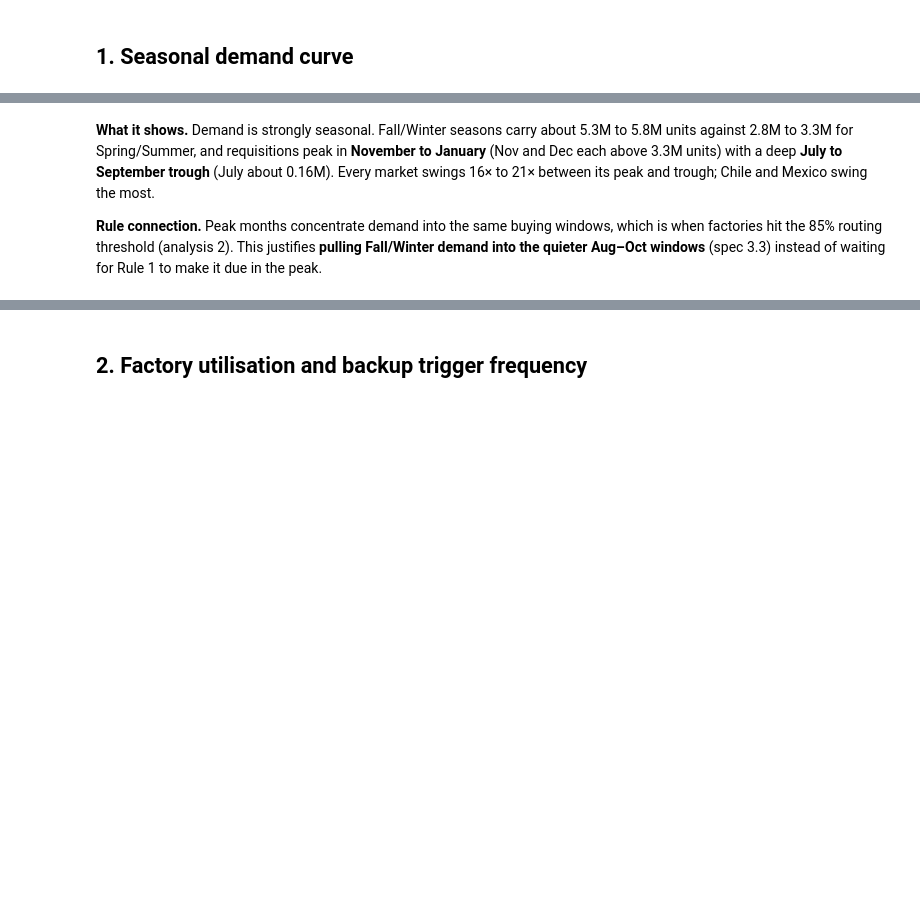
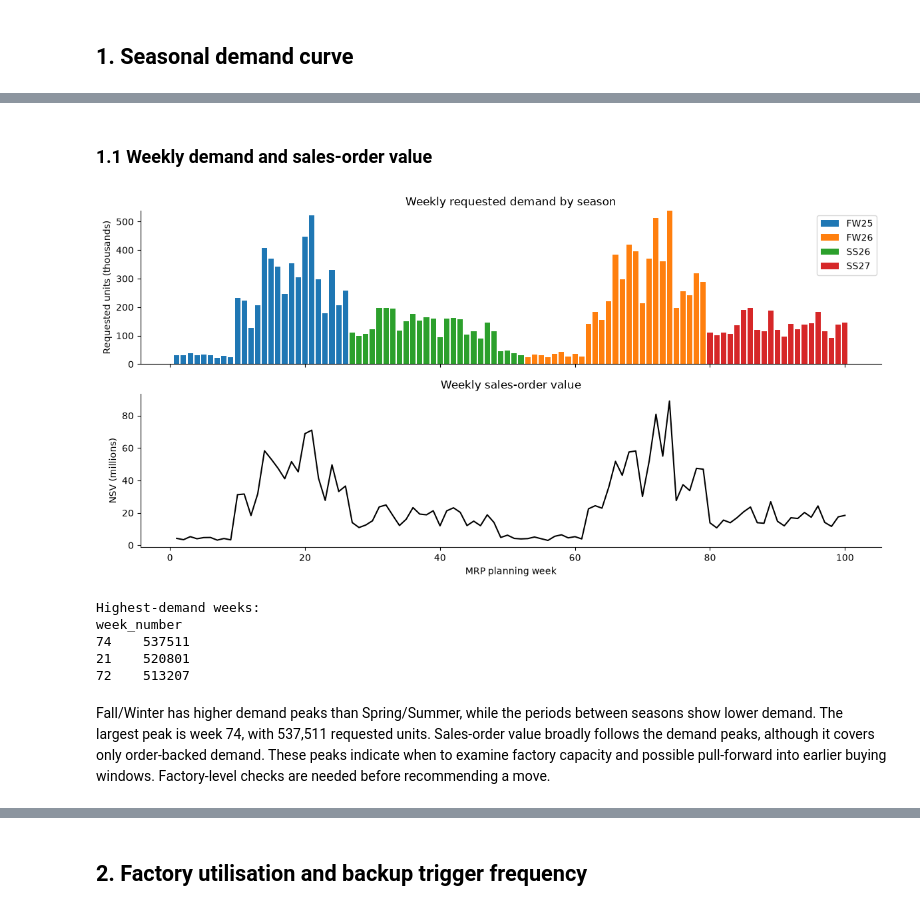
Before and after one commit to Avasarala-lusi/acme-sports-buy-copilot, a Jupyter notebook: notebooks/trend_analysis.ipynb, the cells around one changed output, grey strips where cells are left out. Saved outputs shown, nothing was run; the diff lists cells and outputs as text; code cells hidden in the pictures; blank space fills up the shorter version.

Commit message:
Complete 3 trendy analysis

```diff
--- a/notebooks/trend_analysis.ipynb
+++ b/notebooks/trend_analysis.ipynb
@@ -70,9 +31,65 @@ US    16.1
-# %% [markdown]
-**What it shows.** Demand is strongly seasonal. Fall/Winter seasons carry about 5.3M to 5.8M units against
-2.8M to 3.3M for Spring/Summer, and requisitions peak in **November to January** (Nov and Dec each above 3.3M units)
-with a deep **July to September trough** (July about 0.16M). Every market swings 16× to 21× between its peak and trough;
-Chile and Mexico swing the most.
-
-**Rule connection.** Peak months concentrate demand into the same buying windows, which is when factories hit the
-85% routing threshold (analysis 2). This justifies **pulling Fall/Winter demand into the quieter Aug–Oct windows**
-(spec 3.3) instead of waiting for Rule 1 to make it due in the peak.
+# %% [markdown]
+### 1.1 Weekly demand and sales-order value
+# %%
+# Requested units by week and season
+weekly = (
+    pr.groupby(["week_number", "season"])["requested_qty"]
+    .sum()
+    .unstack(fill_value=0)
+)
+
+# Sales-order value linked to each PR's planning week
+weekly_nsv = (
+    so.merge(
+        pr[["pr_id", "week_number"]],
+        on="pr_id",
+        validate="many_to_one"
+    )
+    .groupby("week_number")["net_sales_value"]
+    .sum()
+)
+
+colors = {
+    "FW25": "tab:blue",
+    "FW26": "tab:orange",
+    "SS26": "tab:green",
+    "SS27": "tab:red"
+}
+
+fig, axes = plt.subplots(2, 1, figsize=(12, 6), sharex=True)
+
+bottom = np.zeros(len(weekly))
+for season in weekly.columns:
+    units = weekly[season] / 1_000
+    axes[0].bar(
+        weekly.index, units, bottom=bottom,
+        color=colors[season], label=season
+    )
+    bottom += units.to_numpy()
+
+axes[0].set_ylabel("Requested units (thousands)")
+axes[0].set_title("Weekly requested demand by season")
+axes[0].legend()
+
+axes[1].plot(
+    weekly_nsv.index, weekly_nsv / 1_000_000,
+    color="black"
+)
+axes[1].set_ylabel("NSV (millions)")
+axes[1].set_xlabel("MRP planning week")
+axes[1].set_title("Weekly sales-order value")
+
+plt.tight_layout()
+plt.show()
+
+print("Highest-demand weeks:")
+print(weekly.sum(axis=1).nlargest(3).to_string())
+# %% [output]
+[figure, added]
+Highest-demand weeks:
+week_number
+74    537511
+21    520801
+72    513207
+# %% [markdown]
+Fall/Winter has higher demand peaks than Spring/Summer, while the periods between seasons show lower demand. The largest peak is week 74, with 537,511 requested units. Sales-order value broadly follows the demand peaks, although it covers only order-backed demand. These peaks indicate when to examine factory capacity and possible pull-forward into earlier buying windows. Factory-level checks are needed before recommending a move.
```
Also changed, not shown: parts of 31 cells of this notebook.
